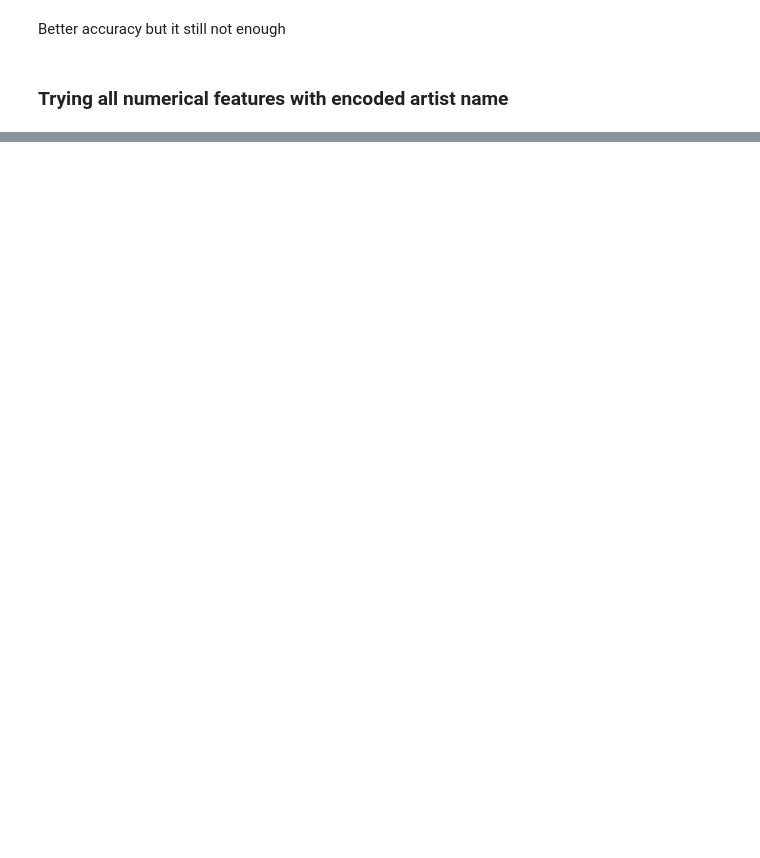
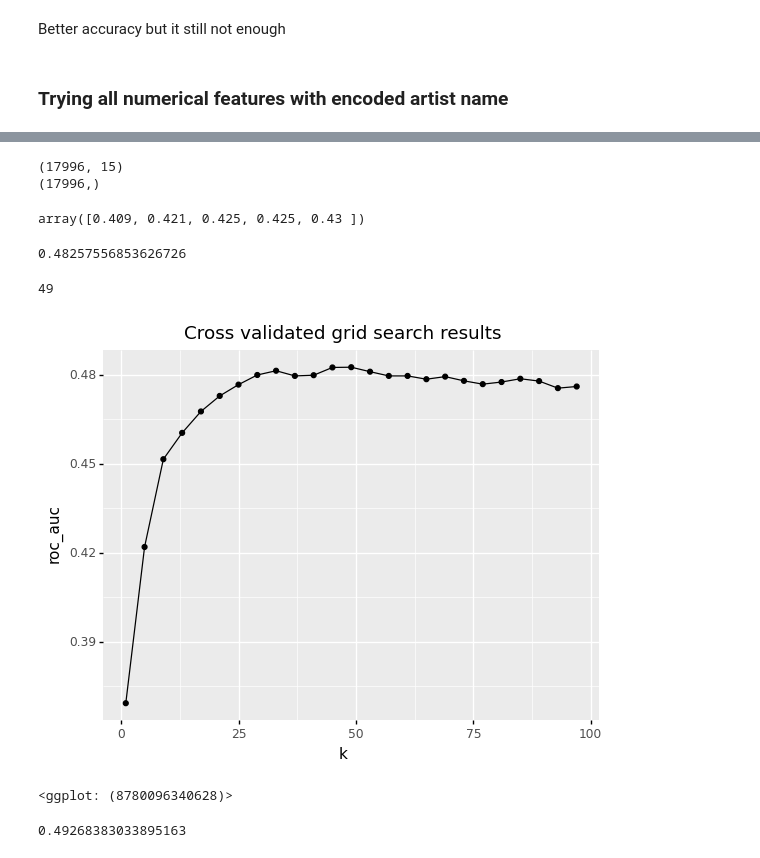
Before and after one commit to rawanalqarni/Music_Dataset, a Jupyter notebook: Marya_KNN/Music_KNN.ipynb, the cells around one changed output, grey strips where cells are left out. Drawn from its saved outputs; the diff is of its cells as text; code cells hidden in the pictures; blank space fills up the shorter version.

```diff
--- a/Marya_KNN/Music_KNN.ipynb
+++ b/Marya_KNN/Music_KNN.ipynb
@@ -376,0 +402,66 @@ Name: Artist Name, Length: 9149, dtype: int64
+# %%
+X = music_df.iloc[:, :-1]
+y = music_df.iloc[:, -1]
+print(X.shape)
+print(y.shape)
+# %% [output]
+(17996, 15)
+(17996,)
+# %%
+#splitting
+X_train, X_test, y_train, y_test = train_test_split(X, y, test_size = 0.30, random_state = 123, stratify=y)
+# %%
+#scailing
+scaler = StandardScaler()
+scaler.fit(X_train)
+
+X_train = scaler.transform(X_train)
+X_test = scaler.transform(X_test)
+# create KNN model object
+knn = KNeighborsClassifier(n_neighbors=5)
+
+# create 5 fold CV object
+kfold = KFold(n_splits=5, random_state=123, shuffle=True)
+
+# fit model with 5-fold CV
+results = cross_val_score(knn, X_train, y_train, cv=kfold)
+
+
+np.round(results, 3)
+# %% [output]
+array([0.409, 0.421, 0.425, 0.425, 0.43 ])
+# %%
+#tunning
+knn = KNeighborsClassifier()
+
+# Create grid of hyperparameter values
+hyper_grid = {'n_neighbors': range(1, 101, 4)}
+
+# Tune a knn model using grid search
+grid_search = GridSearchCV(knn, hyper_grid, cv=kfold)
+results = grid_search.fit(X_train, y_train)
+
+# Best model's cross validated RMSE
+abs(results.best_score_)
+# %% [output]
+0.48257556853626726
+# %%
+# Best model's k value
+optimal_k = results.best_estimator_.get_params().get('n_neighbors')
+optimal_k
+# %% [output]
+49
+# %%
+# Plot all RMSE results
+all_errors = pd.DataFrame({
+  'k': range(1, 101, 4),
+  'roc_auc': results.cv_results_['mean_test_score']
+  })
+
+(ggplot(all_errors, aes(x='k', y='roc_auc'))
+ + geom_line()
+ + geom_point()
+ + ggtitle("Cross validated grid search results"))
+# %% [output]
+[figure, added]
+<ggplot: (8780096340628)>
@@ -376,0 +474,11 @@ Name: Artist Name, Length: 9149, dtype: int64
+# %%
+cm = confusion_matrix(y_test, y_pred)
+ac = accuracy_score(y_test,y_pred)
+print(ac)
+cmn = cm.astype('float') / cm.sum(axis=1)[:, np.newaxis]
+disp = ConfusionMatrixDisplay(confusion_matrix=cmn)
+
+#disp.plot(cmap=plt.cm.BuPu)
+#plt.show()
+# %% [output]
+0.49268383033895163
```
Also changed, not shown: parts of 22 cells of this notebook.
